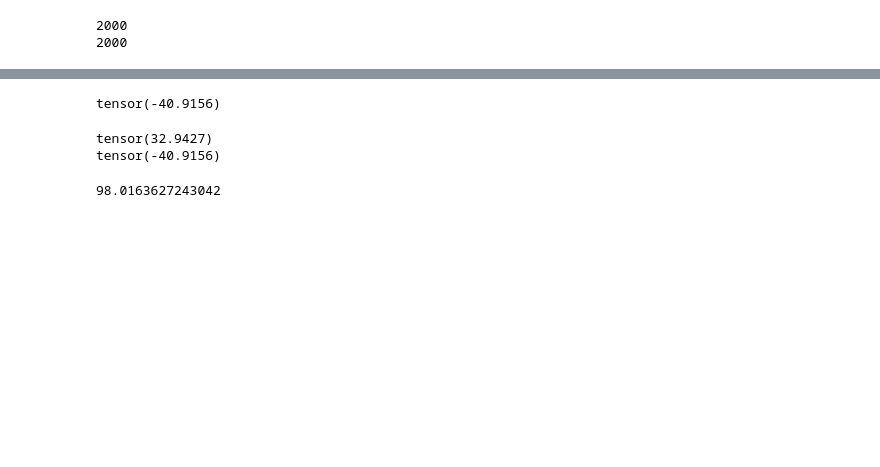
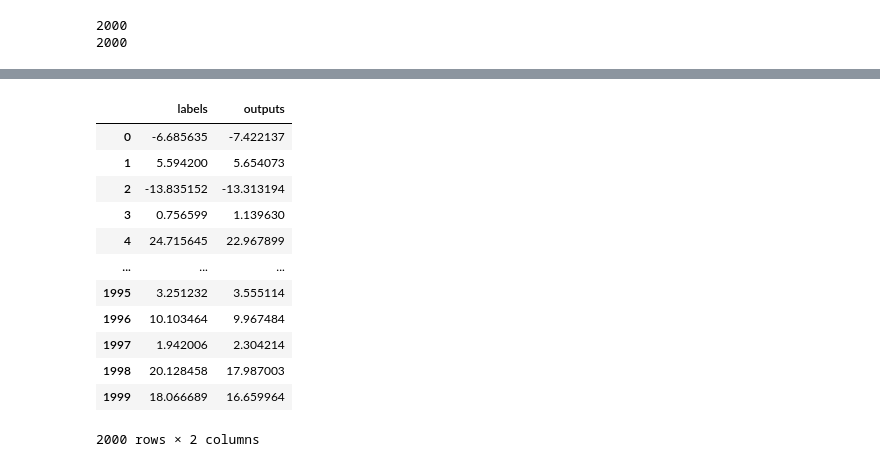
Before and after one commit to Seungjun1588/SP_NeuBoots, a Jupyter notebook: visualize.ipynb, the cells around one changed output, grey strips where cells are left out. Saved outputs shown, nothing was run; the diff lists cells and outputs as text; code cells hidden in the pictures; blank space fills up the shorter version.

```diff
--- a/visualize.ipynb
+++ b/visualize.ipynb
@@ -117,10 +113,0 @@ test_y = torch.mm(test_X,beta)
-# %%
-torch.tensor(labels).min()
-# %% [output]
-tensor(-40.9156)
-# %%
-print(torch.tensor(labels).max())
-print(torch.tensor(labels).min())
-# %% [output]
-tensor(32.9427)
-tensor(-40.9156)
@@ -129,4 +113,0 @@ model_info = torch.load("outs/nbs/Reg_model/custom_train/model.pth")
-# %%
-model_info["score"]
-# %% [output]
-98.0163627243042
@@ -132,0 +116,18 @@ model_info["score"]
+# %%
+import pandas as pd
+df = pd.DataFrame({"labels":labels,"outputs":outputs})
+df
+# %% [output]
+|  | labels | outputs |
+| 0 | -6.685635 | -7.422137 |
+| 1 | 5.594200 | 5.654073 |
+| 2 | -13.835152 | -13.313194 |
+| 3 | 0.756599 | 1.139630 |
+| 4 | 24.715645 | 22.967899 |
+| ... | ... | ... |
+| 1995 | 3.251232 | 3.555114 |
+| 1996 | 10.103464 | 9.967484 |
+| 1997 | 1.942006 | 2.304214 |
+| 1998 | 20.128458 | 17.987003 |
+| 1999 | 18.066689 | 16.659964 |
+2000 rows × 2 columns
```
Also changed, not shown: parts of 17 cells of this notebook, 5 other files.
